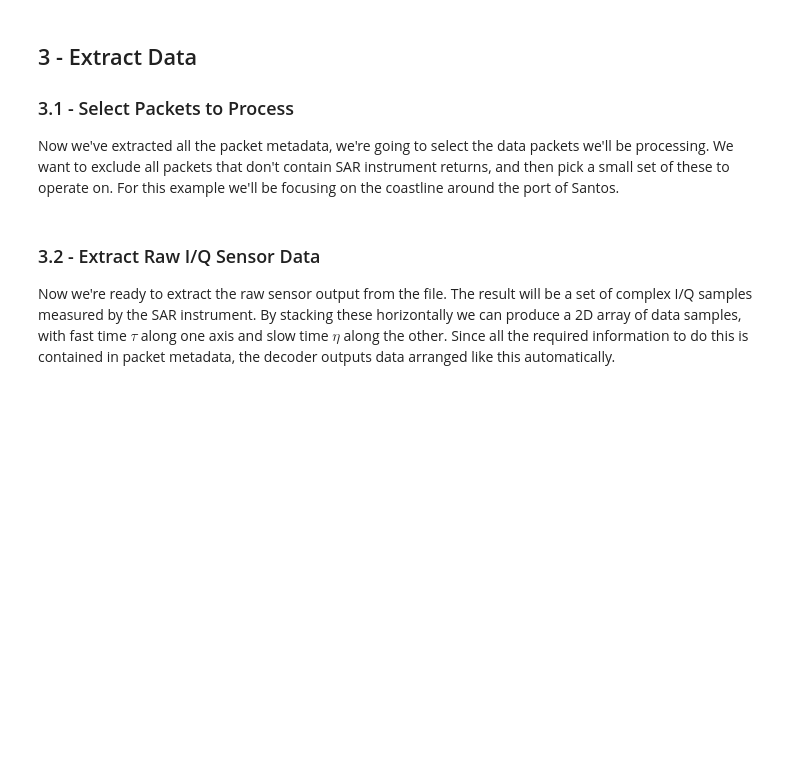
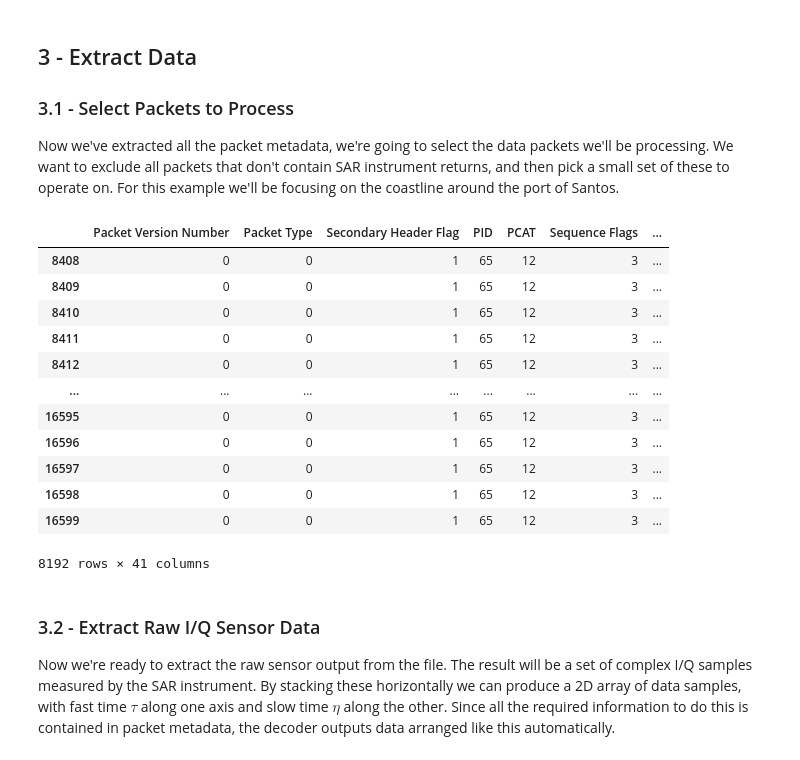
Before and after one commit to Rich-Hall/sentinel1Level0DecodingDemo, a Jupyter notebook: sentinel1Level0DecodingDemo.ipynb, the cells around one changed output. Cells and saved outputs as stored; diff of their text form; code cells hidden in the pictures; blank space fills up the shorter version.

```diff
--- a/sentinel1Level0DecodingDemo.ipynb
+++ b/sentinel1Level0DecodingDemo.ipynb
@@ -51,8 +77,22 @@ Now we've extracted all the packet metadata, we're going to select the data pack
 # %%
 selection = df[df["Swath Number"] == 2]
 selection = selection[selection["BAQ Mode"] == 12]
-selection = selection.iloc[9000:13096]
+selection = selection.iloc[8000:16192]
 selection
+# %% [output]
+|  | Packet Version Number | Packet Type | Secondary Header Flag | PID | PCAT | Sequence Flags | ... |
+| 8408 | 0 | 0 | 1 | 65 | 12 | 3 | ... |
+| 8409 | 0 | 0 | 1 | 65 | 12 | 3 | ... |
+| 8410 | 0 | 0 | 1 | 65 | 12 | 3 | ... |
+| 8411 | 0 | 0 | 1 | 65 | 12 | 3 | ... |
+| 8412 | 0 | 0 | 1 | 65 | 12 | 3 | ... |
+| ... | ... | ... | ... | ... | ... | ... | ... |
+| 16595 | 0 | 0 | 1 | 65 | 12 | 3 | ... |
+| 16596 | 0 | 0 | 1 | 65 | 12 | 3 | ... |
+| 16597 | 0 | 0 | 1 | 65 | 12 | 3 | ... |
+| 16598 | 0 | 0 | 1 | 65 | 12 | 3 | ... |
+| 16599 | 0 | 0 | 1 | 65 | 12 | 3 | ... |
+8192 rows × 41 columns
 # %% [markdown]
 ### 3.2 - Extract Raw I/Q Sensor Data
 
```
Also changed, not shown: parts of 9 cells of this notebook.
